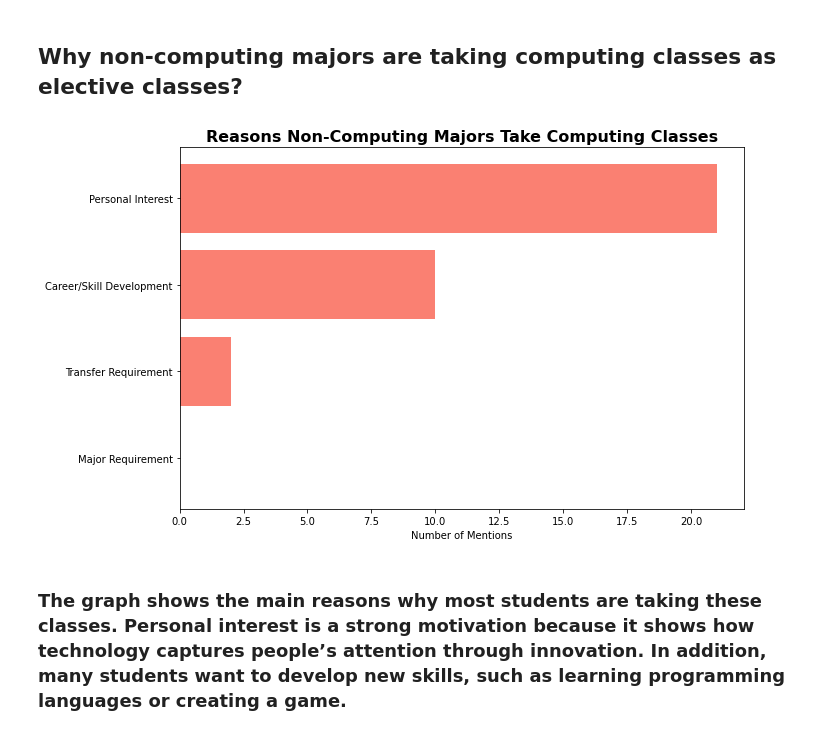
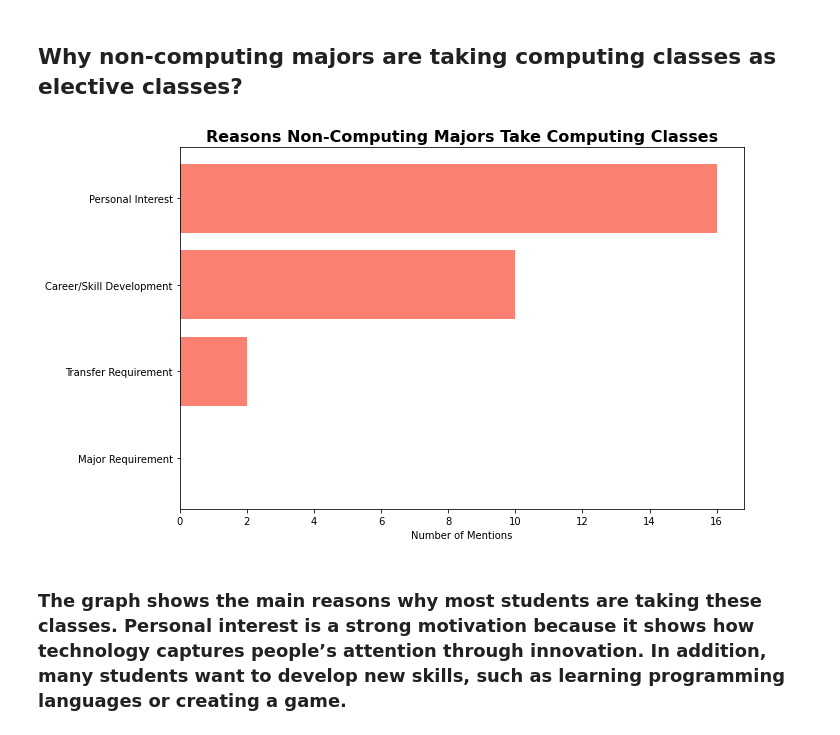
Before and after one commit to Alexib173/Project-1-Overview-College-Recruitment-Improvement-Study, a Jupyter notebook: Project#1_Vizualization.ipynb, the cells around one changed output. Cells and saved outputs as stored; diff of their text form; code cells hidden in the pictures.

```diff
--- a/Project#1_Vizualization.ipynb
+++ b/Project#1_Vizualization.ipynb
@@ -33,30 +33,30 @@ plt.show()
 # %% [markdown]
 ## Why non-computing majors are taking computing classes as elective classes?
 # %%
-computing_majors = ['Computer Science', 'Information Technology', 'Engineering', 'Computing']
+computing_majors = ['electrical engineering', 'Mech E', 'Computer Science', 'Information Technology', 'Engineering', 'Computing', 'cybersecurity', 'Data science','cyberseucirty']
 non_computing_df = df[~df['degree_program'].isin(computing_majors)]
 
 keywords = {
     'Career/Skill Development': 'skill|job|career|marketable|useful|future',
     'Major Requirement': 'require|needed for|mandatory|must',
     'Personal Interest': 'interest|curious|fun|like|enjoy',
     'Transfer Requirement': 'transfer|4-year|bachelor'
 }
 
 explanations = non_computing_df['interest_explanation'].dropna().str.lower()
 reasons_counts = {k: explanations.str.contains(v, regex=True).sum() for k, v in keywords.items()}
 
 reasons_series = pd.Series(reasons_counts).sort_values(ascending=True)
 
 plt.figure(figsize=(10, 6))
 plt.barh(reasons_series.index, reasons_series.values, color='salmon')
 plt.title('Reasons Non-Computing Majors Take Computing Classes', fontsize=16, fontweight='bold')
 plt.xlabel('Number of Mentions')
 plt.tight_layout()
 plt.savefig('2_non_computing_reasons.png')
 plt.show()
 # %% [output]
-[figure, old version]
+[figure, new version]
 # %% [markdown]
 ### The graph shows the main reasons why most students are taking these classes. Personal interest is a strong motivation because it shows how technology captures people’s attention through innovation. In addition, many students want to develop new skills, such as learning programming languages or creating a game.
 # %% [markdown]
```
Also changed, not shown: parts of 2 cells of this notebook, 2 other files.
